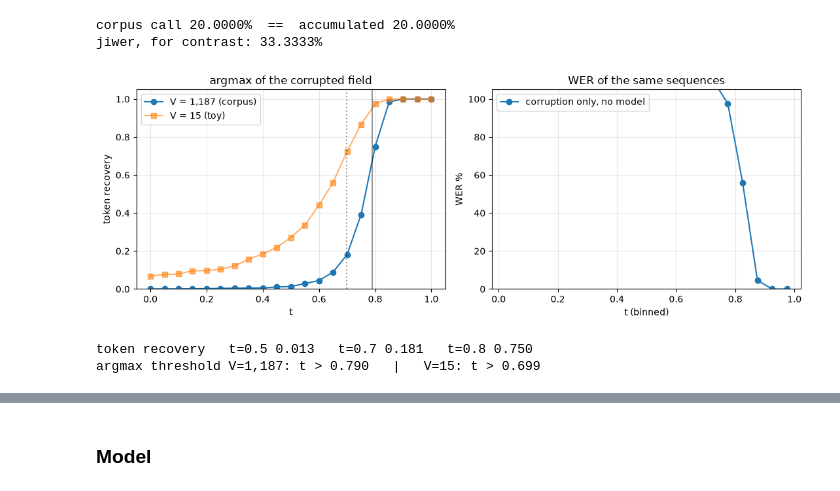
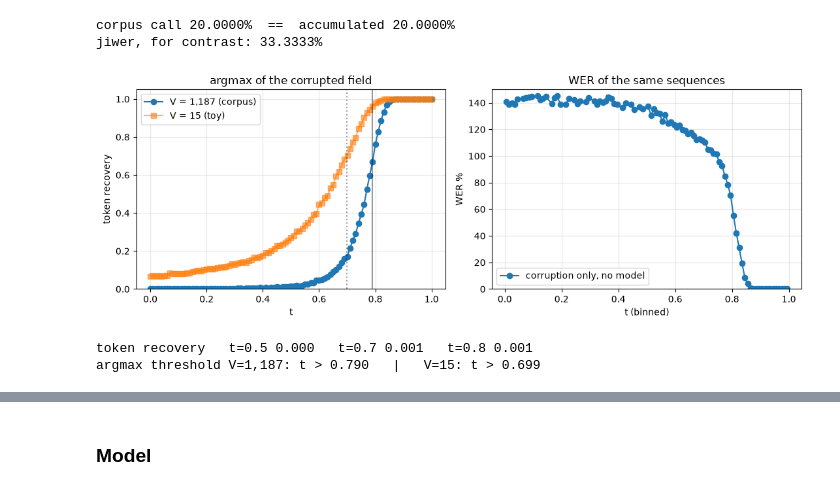
Before and after one commit to daoterog/continuous-flow-asr, a Jupyter notebook: notebooks/cont_flow_asr.ipynb, the cells around one changed output, grey strips where cells are left out. Cells and saved outputs as stored; diff of their text form; code cells hidden in the pictures.

Commit message:
Clean NB a bit and add other code to train variants

```diff
--- a/notebooks/cont_flow_asr.ipynb
+++ b/notebooks/cont_flow_asr.ipynb
@@ -156,7 +141,8 @@ class VocabMap:
         return self.to_full.to(ids.device)[ids]
 
 
-def collate(batch, tokenizer: WhisperTokenizerFast, vocab_map=None):
+
+def collate(batch, tokenizer: WhisperTokenizerFast, canvas_len: int, vocab_map=None):
     """Tokenize onto the fixed canvas and stack the (frames, d_model) latents.
 
     The flow denoises a whole CANVAS_LEN-wide field at once, so the target width has to
@@ -171,7 +157,7 @@ def collate(batch, tokenizer: WhisperTokenizerFast, vocab_map=None):
         return_tensors="pt",
         padding="max_length",
         truncation=True,
-        max_length=CANVAS_LEN,
+        max_length=canvas_len,
     )
     tokens = enc.input_ids
     if vocab_map is not None:
@@ -199,17 +185,23 @@ tokenizer = WhisperTokenizerFast.from_pretrained(
 all_texts = [u[3] for u in audio_ds.utts]
 all_lens = np.array([len(x) for x in tokenizer(all_texts).input_ids])
 
-VOCAB_MAP = VocabMap(all_texts, tokenizer) if COMPACT_VOCAB else None
-VOCAB_SIZE = VOCAB_MAP.size if VOCAB_MAP else len(tokenizer)
-PAD_ID = (VOCAB_MAP.to_compact[tokenizer.pad_token_id].item() if VOCAB_MAP
-          else tokenizer.pad_token_id)
+if COMPACT_VOCAB:
+    VOCAB_MAP = VocabMap(all_texts, tokenizer)
+    VOCAB_SIZE = VOCAB_MAP.size
+    PAD_ID = VOCAB_MAP.to_compact[tokenizer.pad_token_id].item()
+else:
+    VOCAB_MAP = None
+    VOCAB_SIZE = len(tokenizer)
+    PAD_ID = tokenizer.pad_token_id
 
 eligible = np.flatnonzero(all_lens <= CANVAS_LEN)
 if SUBSET_N is not None and SUBSET_N < len(eligible):
     eligible = np.random.default_rng(0).choice(eligible, SUBSET_N, replace=False)
 work_ds = Subset(audio_ds, sorted(eligible.tolist()))
 
-collate_fn = partial(collate, tokenizer=tokenizer, vocab_map=VOCAB_MAP)
+collate_fn = partial(
+    collate, tokenizer=tokenizer, canvas_len=CANVAS_LEN, vocab_map=VOCAB_MAP
+)
 loader = DataLoader(
     work_ds, batch_size=BS, shuffle=True, num_workers=4, collate_fn=collate_fn
 )
@@ -350,7 +342,7 @@ def plot_binned_wer(metric, ax=None, label=None):
     ax.plot(centers[seen], binned[seen], marker="o", label=label)
     ax.set_xlabel("t (binned)")
     ax.set_ylabel("WER %")
-    ax.set_ylim(0, 105)
+    ax.set_ylim(0, 150)
     ax.grid(alpha=0.3)
     if label:
         ax.legend()
@@ -552,7 +544,7 @@ def corrupt_and_decode(tokens, vocab_size, t, chunk=8):
     return torch.cat(out)
 
 
-def sweep_corruption(tokens, vocab_size, ts, tokenizer, pad_id, num_bins=20):
+def sweep_corruption(tokens, vocab_size, ts, tokenizer, pad_id, num_bins=100):
     """How much of the transcript survives pure corruption, as a function of t."""
     metric = BinnedWER(tokenizer, pad_id, num_bins=num_bins).to(tokens.device)
     recovery = []
@@ -563,51 +555,52 @@ def sweep_corruption(tokens, vocab_size, ts, tokenizer, pad_id, num_bins=20):
     return metric, recovery
 
 
-# 64 real utterances, no model involved — what follows is a property of the interpolant
-# and the vocabulary size, not of anything trained.
 SWEEP_N = 64
-# drawn from work_ds, so every utterance already fits the canvas without truncation
+NUM_BINS = 100
 sweep_texts = [audio_ds.utts[i][3] for i in work_ds.indices[:SWEEP_N]]
 sweep_tokens = tokenizer(
     sweep_texts, return_tensors="pt", padding="max_length",
     truncation=True, max_length=CANVAS_LEN,
 ).input_ids.to(device)
+
 if VOCAB_MAP is not None:
     # the sweep one-hots against VOCAB_SIZE, so it needs compact ids like everything else
     sweep_tokens = VOCAB_MAP.encode(sweep_tokens)
 
-ts = torch.linspace(0.0, 1.0, 21).tolist()
+ts = torch.linspace(0.0, 1.0, NUM_BINS + 1).tolist()
 torch.manual_seed(0)
-sweep_metric, recovery = sweep_corruption(sweep_tokens, VOCAB_SIZE, ts, tokenizer, PAD_ID)
+sweep_metric, recovery = sweep_corruption(
+    sweep_tokens, VOCAB_SIZE, ts, tokenizer, PAD_ID, num_bins=NUM_BINS
+)
 
 # The crossover sits where the signal beats the largest of V draws from N(0, 1-t):
 # t/(1-t) > E[max], i.e. t > E[max]/(1 + E[max]). sqrt(2 ln V) is the leading-order term
 # and runs a little high — measured, E[max] is 4.24 at V=51,866 against a predicted 4.66.
 threshold = lambda V: np.sqrt(2 * np.log(V)) / (1 + np.sqrt(2 * np.log(V)))
 
 toy_tokens = torch.randint(0, 15, sweep_tokens.shape, device=device)
 toy_recovery = [(corrupt_and_decode(toy_tokens, 15, t) == toy_tokens).float().mean().item()
                 for t in ts]
 
 fig, axes = plt.subplots(1, 2, figsize=(11, 4))
 
 axes[0].plot(ts, recovery, marker="o", label=f"V = {VOCAB_SIZE:,} (corpus)")
 axes[0].plot(ts, toy_recovery, marker="s", alpha=0.6, label="V = 15 (toy)")
 for V_, style in ((VOCAB_SIZE, "-"), (15, ":")):
     axes[0].axvline(threshold(V_), color="k", ls=style, alpha=0.4)
 axes[0].set_xlabel("t"); axes[0].set_ylabel("token recovery"); axes[0].set_ylim(0, 1.05)
 axes[0].grid(alpha=0.3); axes[0].legend()
 axes[0].set_title("argmax of the corrupted field")
 
 plot_binned_wer(sweep_metric, ax=axes[1], label="corruption only, no model")
 axes[1].set_title("WER of the same sequences")
 plt.tight_layout(); plt.show()
 
 print(f"token recovery   t=0.5 {recovery[10]:.3f}   t=0.7 {recovery[14]:.3f}   t=0.8 {recovery[16]:.3f}")
 print(f"argmax threshold V={VOCAB_SIZE:,}: t > {threshold(VOCAB_SIZE):.3f}   |   V=15: t > {threshold(15):.3f}")
 # %% [output]
-[figure, old version]
+[figure, new version]
-token recovery   t=0.5 0.013   t=0.7 0.181   t=0.8 0.750
+token recovery   t=0.5 0.000   t=0.7 0.001   t=0.8 0.001
 argmax threshold V=1,187: t > 0.790   |   V=15: t > 0.699
 # %%
 # tau from the model-free corruption sweep: the prior, before any training. Refresh it
```
Also changed, not shown: parts of 18 cells of this notebook.
